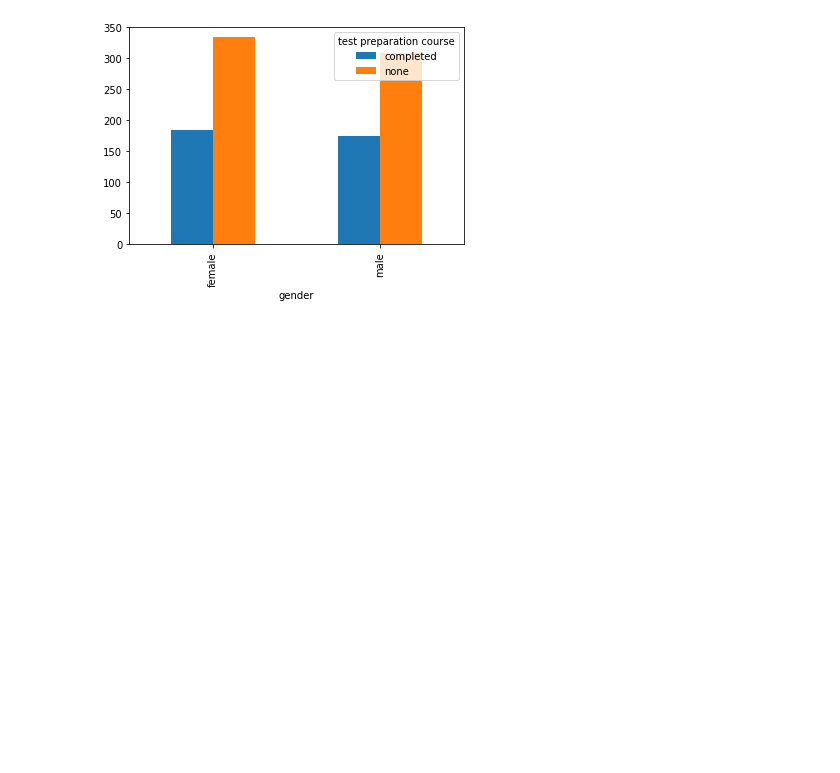
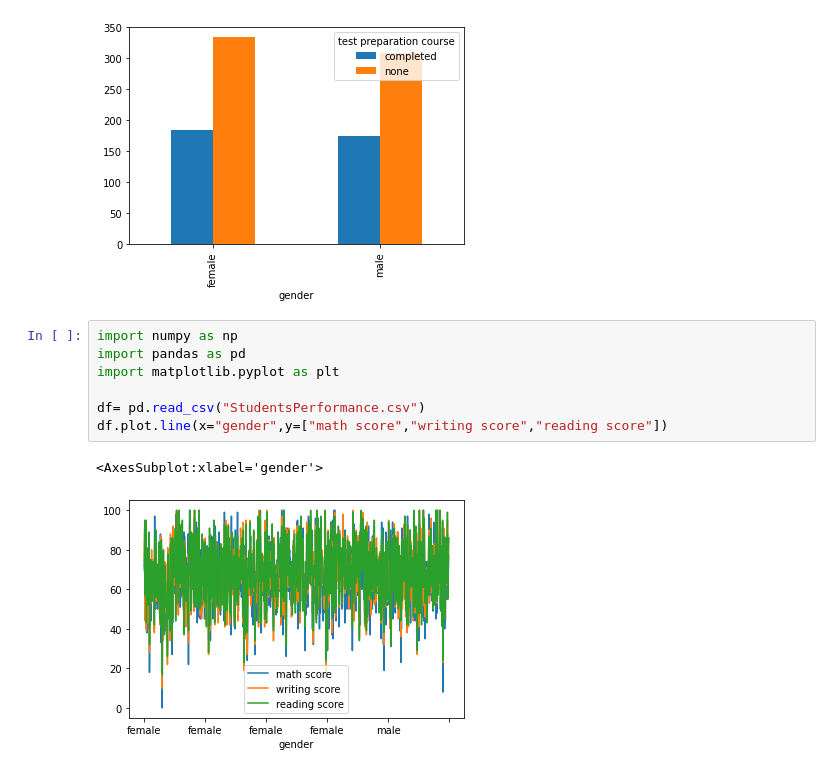
Before and after one commit to DevMehta-30/STC-ML, a Jupyter notebook: Notebook.ipynb, the cells around one changed output. Cells and saved outputs as stored; diff of their text form; blank space fills up the shorter version.

```diff
--- a/Notebook.ipynb
+++ b/Notebook.ipynb
@@ -106,3 +106,13 @@ df1.plot(kind="bar")
 # %% [output]
 <AxesSubplot:xlabel='gender'>
 [figure]
+# %%
+import numpy as np
+import pandas as pd
+import matplotlib.pyplot as plt
+
+df= pd.read_csv("StudentsPerformance.csv")
+df.plot.line(x="gender",y=["math score","writing score","reading score"])
+# %% [output]
+<AxesSubplot:xlabel='gender'>
+[figure, added]
```
Also changed, not shown: parts of 7 cells of this notebook.
